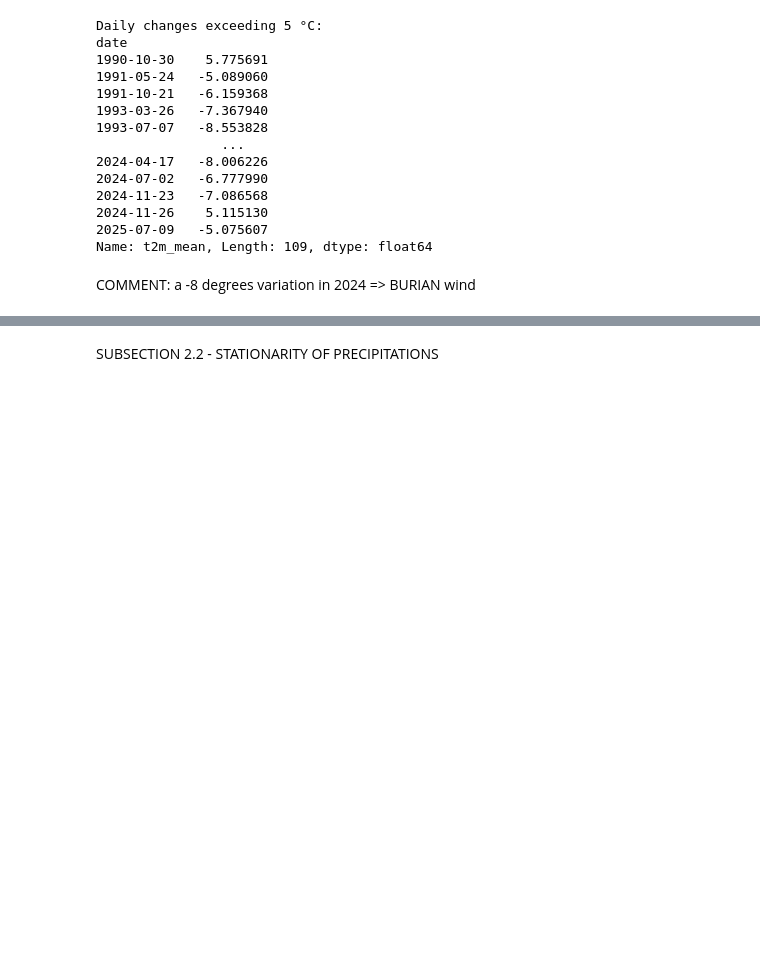
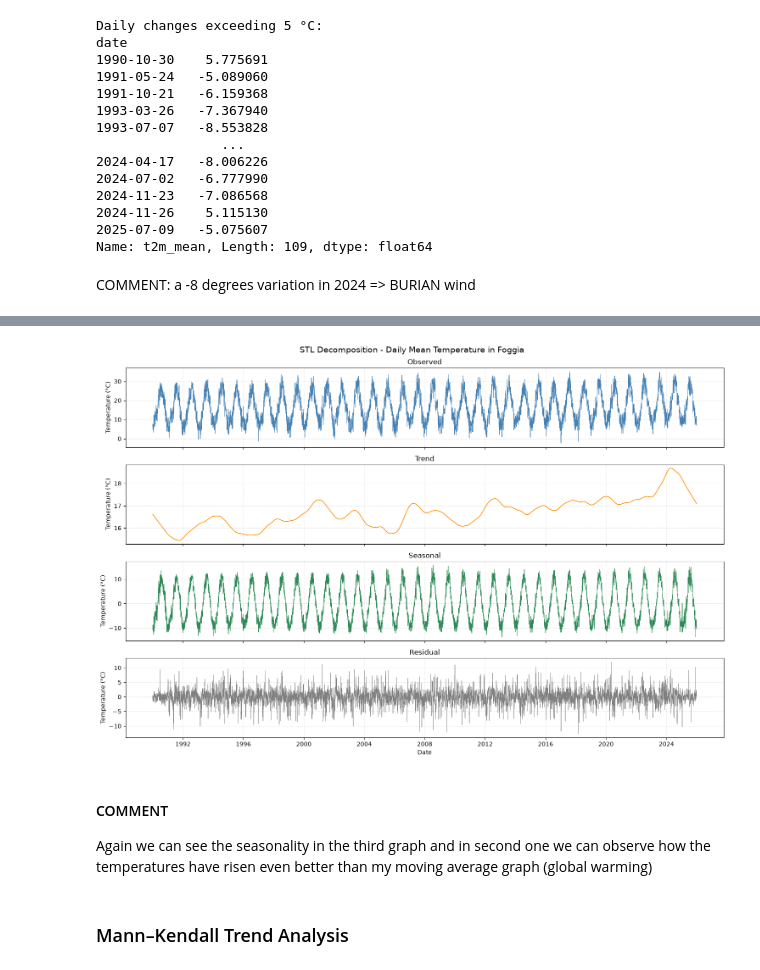
Before and after one commit to SinghSahiljit44/Weather_forecasting, a Jupyter notebook: notebooks/data_analysis.ipynb, the cells around one changed output, grey strips where cells are left out. Saved outputs shown, nothing was run; the diff lists cells and outputs as text; code cells hidden in the pictures; blank space fills up the shorter version.

```diff
--- a/notebooks/data_analysis.ipynb
+++ b/notebooks/data_analysis.ipynb
@@ -368,2 +331,55 @@ ImportError: DLL load failed while importing levyst: Un criterio di controllo de
-# %% [markdown]
-SUBSECTION 2.2 - STATIONARITY OF PRECIPITATIONS
+# %%
+fig, axes = plt.subplots(
+    4, 1,
+    figsize=(15, 10),
+    sharex=True
+)
+
+# Observed series
+axes[0].plot(
+    series.index, series.values,
+    linewidth=0.7, color="steelblue"
+)
+axes[0].set_title("Observed")
+
+# Trend
+axes[1].plot(
+    result.trend.index, result.trend.values,
+    linewidth=1.2, color="darkorange"
+)
+axes[1].set_title("Trend")
+
+# Seasonal component
+axes[2].plot(
+    result.seasonal.index, result.seasonal.values,
+    linewidth=0.7, color="seagreen"
+)
+axes[2].set_title("Seasonal")
+
+# Residual component
+axes[3].plot(
+    result.resid.index, result.resid.values,
+    linewidth=0.5, color="gray"
+)
+axes[3].set_title("Residual")
+
+for ax in axes:
+    ax.grid(True, linestyle="--", alpha=0.3)
+    ax.set_ylabel("Temperature (°C)")
+
+axes[-1].set_xlabel("Date")
+
+fig.suptitle(
+    "STL Decomposition - Daily Mean Temperature in Foggia",
+    fontsize=14
+)
+
+plt.tight_layout()
+plt.show()
+# %% [output]
+[figure, added]
+# %% [markdown]
+#### COMMENT
+Again we can see the seasonality in the third graph and in second one we can observe how the temperatures have risen even better than my moving average graph (global warming)
+# %% [markdown]
+### Mann–Kendall Trend Analysis
```
Also changed, not shown: parts of 17 cells of this notebook.
